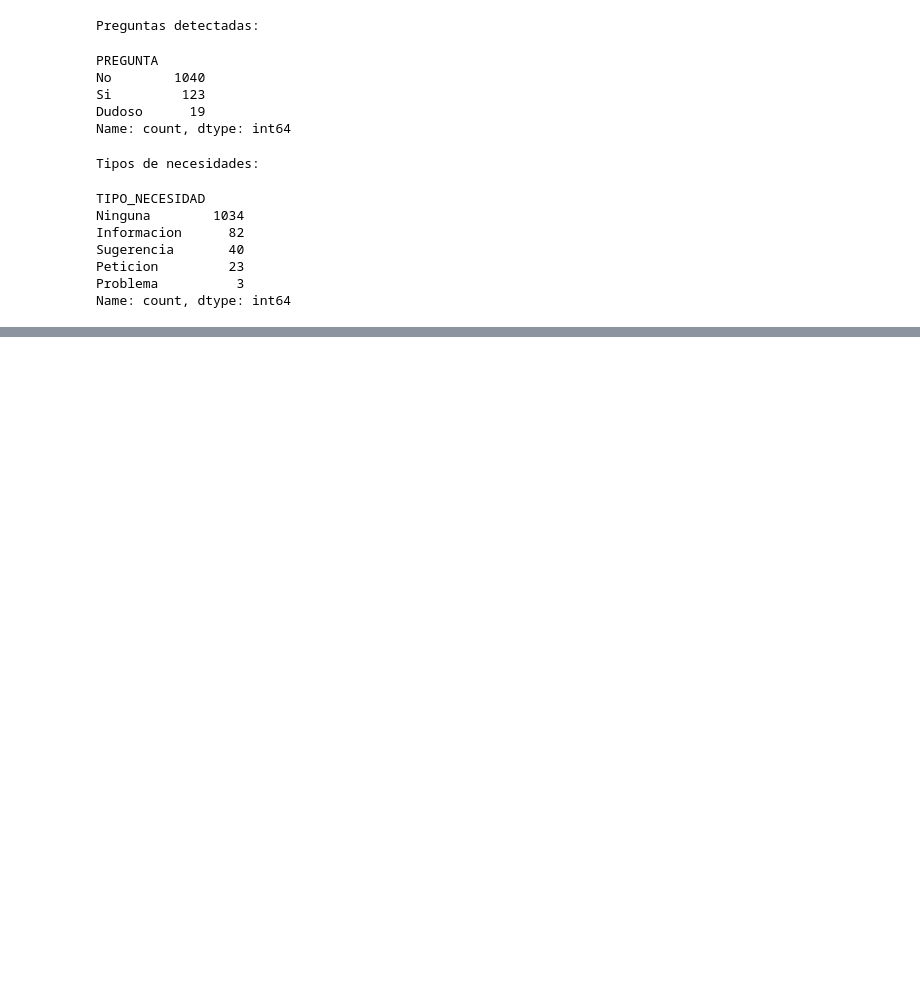
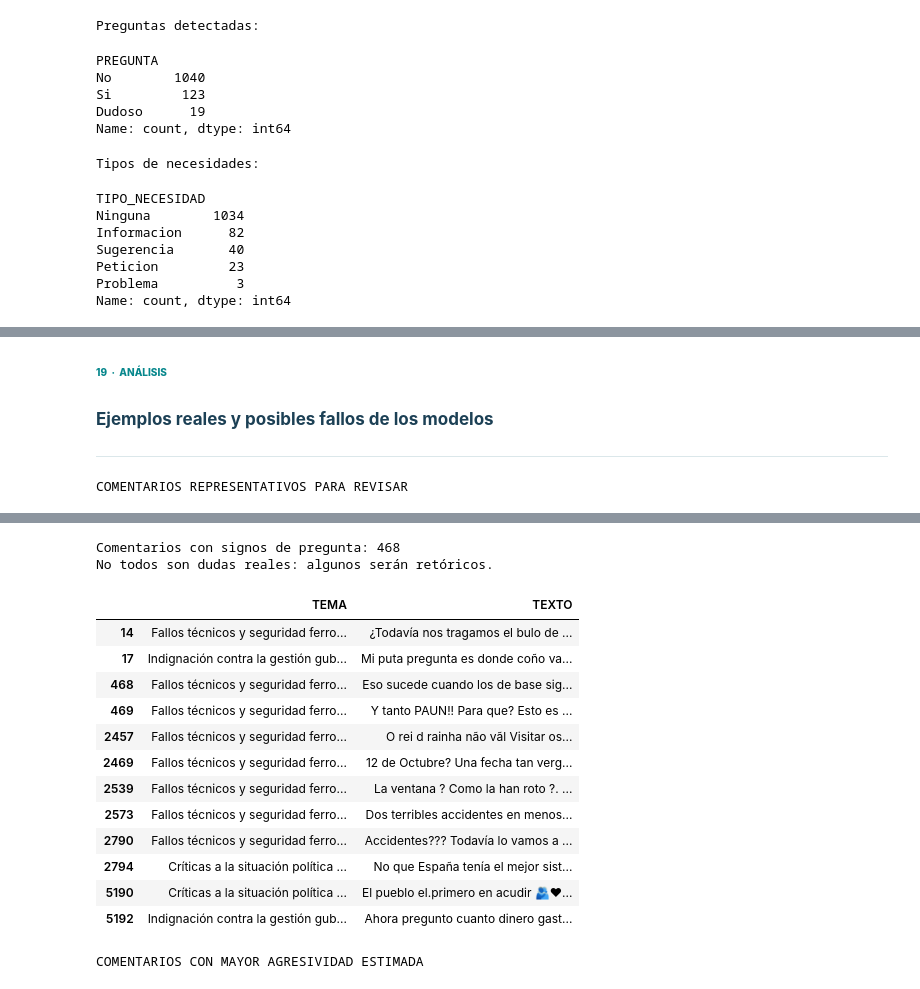
Before and after one commit to jejoama/Practicas_Curriculares, a Jupyter notebook: GENERAL_def.ipynb, the cells around one changed output, grey strips where cells are left out. Cells and saved outputs as stored; diff of their text form; code cells hidden in the pictures; blank space fills up the shorter version.

```diff
--- a/GENERAL_def.ipynb
+++ b/GENERAL_def.ipynb
@@ -6740,0 +7266,56 @@ Procesados: 150/150
+# %% [markdown]
+<div style="font-family:'Segoe UI',Arial,sans-serif;padding:7px 0 10px;border-bottom:1px solid #DBE7EA;margin:21px 0 12px;">
+<div style="font-size:10px;color:#07878C;font-weight:800;letter-spacing:1.35px;">19 &nbsp;·&nbsp; ANÁLISIS</div>
+<h3 style="color:#1C4055;font-size:17px;font-weight:735;margin:5px 0 2px;line-height:1.35;">Ejemplos reales y posibles fallos de los modelos</h3></div>
+# %%
+# EJEMPLOS REALES Y PREGUNTAS CANDIDATAS
+
+base = df_host_completo.copy()
+
+base["TEMA"] = (
+    base["TEMA_GLOBAL"].map(titulos_temas)
+    .fillna("Sin tema claro")
+)
+
+base["TEXTO"] = (
+    base["COMENTARIO"].fillna("")
+    .astype(str)
+    .str.replace(r"\s+", " ", regex=True)
+)
+
+base = base[
+    base["TEXTO"].str.len().between(25, 240)
+].drop_duplicates("TEXTO")
+
+# Tres ejemplos aleatorios de cada tema
+ejemplos = (
+    base.sample(frac=1, random_state=42)
+    .groupby("TEMA", sort=False)
+    .head(3)
+)
+
+print("COMENTARIOS REPRESENTATIVOS PARA REVISAR")
+display(ejemplos[["TEMA", "TEXTO"]])
+
+# Comentarios que contienen signos de pregunta
+preguntas = base[
+    base["TEXTO"].str.contains(r"[¿?]", regex=True)
+]
+
+print("Comentarios con signos de pregunta:", len(preguntas))
+print("No todos son dudas reales: algunos serán retóricos.")
+
+display(
+    preguntas.groupby("ID_VIDEO", sort=False)
+    .head(2)[["TEMA", "TEXTO"]]
+)
+
+# Candidatos a revisión de lenguaje agresivo
+print("COMENTARIOS CON MAYOR AGRESIVIDAD ESTIMADA")
+display(
+    base.nlargest(10, "AGGRESSIVE")[
+        ["TEMA", "TEXTO", "AGGRESSIVE"]
+    ]
+)
+# %% [output]
+COMENTARIOS REPRESENTATIVOS PARA REVISAR
@@ -6740,0 +7339,16 @@ Procesados: 150/150
+Comentarios con signos de pregunta: 468
+No todos son dudas reales: algunos serán retóricos.
+|  | TEMA | TEXTO |
+| 14 | Fallos técnicos y seguridad ferro... | ¿Todavía nos tragamos el bulo de ... |
+| 17 | Indignación contra la gestión gub... | Mi puta pregunta es donde coño va... |
+| 468 | Fallos técnicos y seguridad ferro... | Eso sucede cuando los de base sig... |
+| 469 | Fallos técnicos y seguridad ferro... | Y tanto PAUN!! Para que? Esto es ... |
+| 2457 | Fallos técnicos y seguridad ferro... | O rei d rainha não vãl Visitar os... |
+| 2469 | Fallos técnicos y seguridad ferro... | 12 de Octubre? Una fecha tan verg... |
+| 2539 | Fallos técnicos y seguridad ferro... | La ventana ? Como la han roto ?. ... |
+| 2573 | Fallos técnicos y seguridad ferro... | Dos terribles accidentes en menos... |
+| 2790 | Fallos técnicos y seguridad ferro... | Accidentes??? Todavía lo vamos a ... |
+| 2794 | Críticas a la situación política ... | No que España tenía el mejor sist... |
+| 5190 | Críticas a la situación política ... | El pueblo el.primero en acudir 🫂❤... |
+| 5192 | Indignación contra la gestión gub... | Ahora pregunto cuanto dinero gast... |
+COMENTARIOS CON MAYOR AGRESIVIDAD ESTIMADA
```
Also changed, not shown: parts of 305 cells of this notebook.
